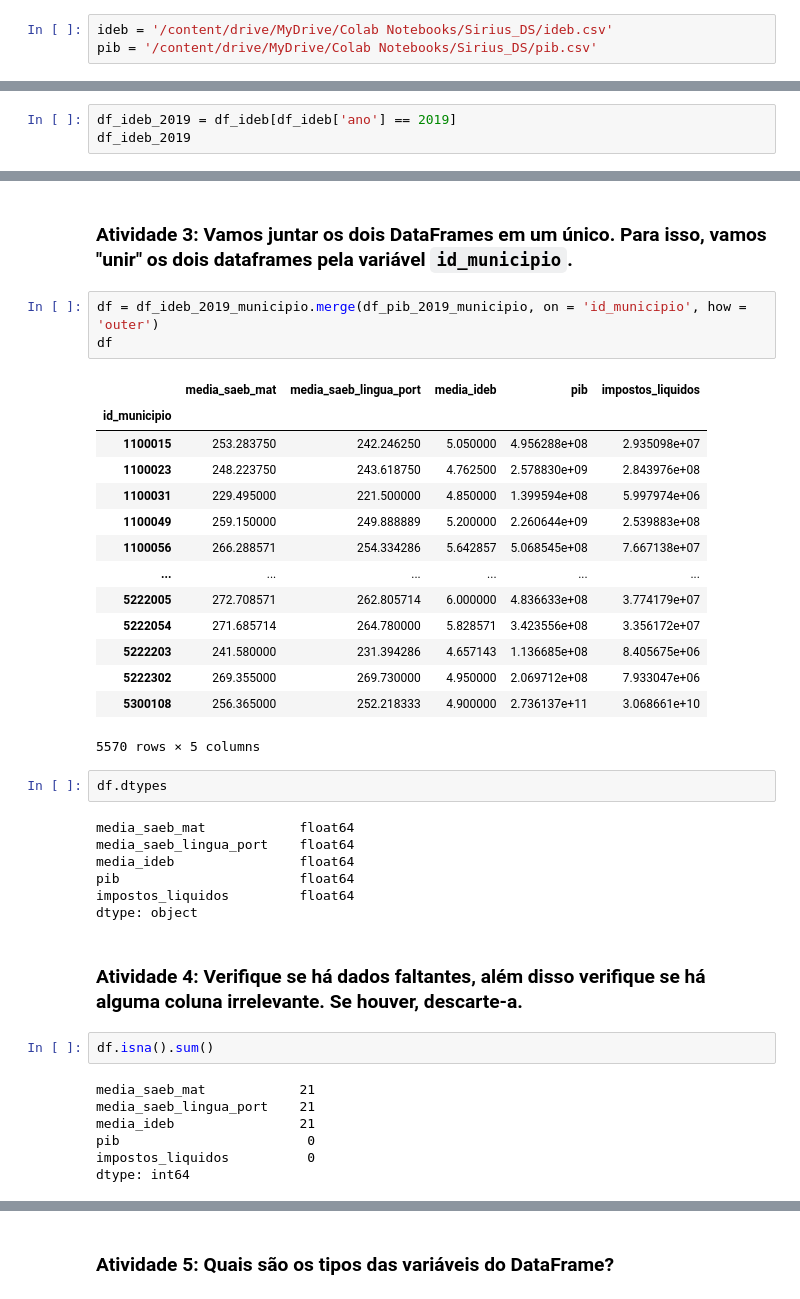
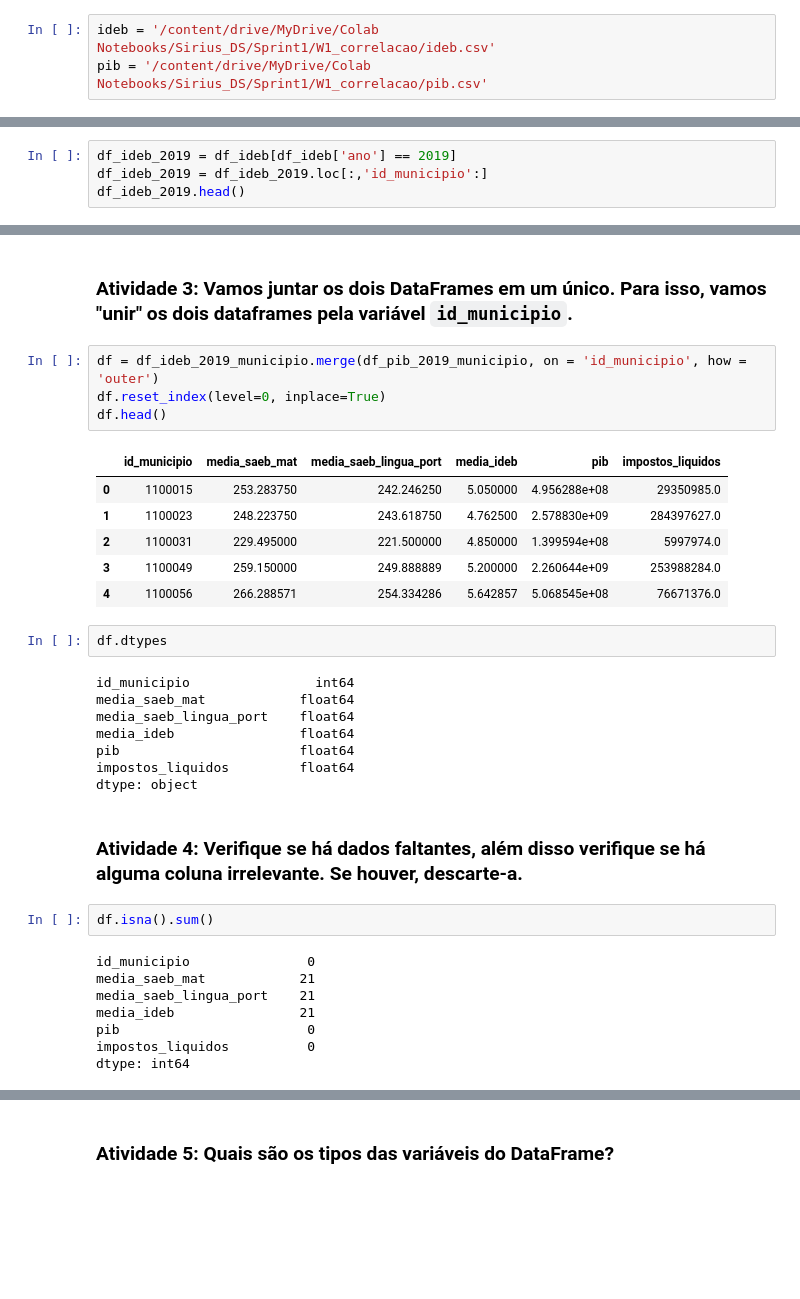
Before and after one commit to Matt44320/ExerciciosSirius, a Jupyter notebook: Correlacao.ipynb, the cells around one changed output, grey strips where cells are left out. Saved outputs shown, nothing was run; the diff lists cells and outputs as text; blank space fills up the shorter version.

```diff
--- a/Correlacao.ipynb
+++ b/Correlacao.ipynb
@@ -12,5 +12,5 @@ drive.mount('/content/drive')
 # %% [output]
 Mounted at /content/drive
 # %%
-ideb = '/content/drive/MyDrive/Colab Notebooks/Sirius_DS/ideb.csv'
-pib = '/content/drive/MyDrive/Colab Notebooks/Sirius_DS/pib.csv'
+ideb = '/content/drive/MyDrive/Colab Notebooks/Sirius_DS/Sprint1/W1_correlacao/ideb.csv'
+pib = '/content/drive/MyDrive/Colab Notebooks/Sirius_DS/Sprint1/W1_correlacao/pib.csv'
@@ -59,4 +59,5 @@ df_pib
 # %%
 df_ideb_2019 = df_ideb[df_ideb['ano'] == 2019]
-df_ideb_2019
+df_ideb_2019 = df_ideb_2019.loc[:,'id_municipio':]
+df_ideb_2019.head()
 # %% [output]
@@ -135,25 +129,19 @@ df_pib_2019_municipio
 ### Atividade 3: Vamos juntar os dois DataFrames em um único. Para isso, vamos "unir" os dois dataframes pela variável `id_municipio`.
 # %%
 df = df_ideb_2019_municipio.merge(df_pib_2019_municipio, on = 'id_municipio', how = 'outer')
-df
+df.reset_index(level=0, inplace=True)
+df.head()
 # %% [output]
-|  | media_saeb_mat | media_saeb_lingua_port | media_ideb | pib | impostos_liquidos |
-| id_municipio |  |  |  |  |  |
-| 1100015 | 253.283750 | 242.246250 | 5.050000 | 4.956288e+08 | 2.935098e+07 |
-| 1100023 | 248.223750 | 243.618750 | 4.762500 | 2.578830e+09 | 2.843976e+08 |
-| 1100031 | 229.495000 | 221.500000 | 4.850000 | 1.399594e+08 | 5.997974e+06 |
-| 1100049 | 259.150000 | 249.888889 | 5.200000 | 2.260644e+09 | 2.539883e+08 |
-| 1100056 | 266.288571 | 254.334286 | 5.642857 | 5.068545e+08 | 7.667138e+07 |
-| ... | ... | ... | ... | ... | ... |
-| 5222005 | 272.708571 | 262.805714 | 6.000000 | 4.836633e+08 | 3.774179e+07 |
-| 5222054 | 271.685714 | 264.780000 | 5.828571 | 3.423556e+08 | 3.356172e+07 |
-| 5222203 | 241.580000 | 231.394286 | 4.657143 | 1.136685e+08 | 8.405675e+06 |
-| 5222302 | 269.355000 | 269.730000 | 4.950000 | 2.069712e+08 | 7.933047e+06 |
-| 5300108 | 256.365000 | 252.218333 | 4.900000 | 2.736137e+11 | 3.068661e+10 |
+|  | id_municipio | media_saeb_mat | media_saeb_lingua_port | media_ideb | pib | impostos_liquidos |
+| 0 | 1100015 | 253.283750 | 242.246250 | 5.050000 | 4.956288e+08 | 29350985.0 |
+| 1 | 1100023 | 248.223750 | 243.618750 | 4.762500 | 2.578830e+09 | 284397627.0 |
+| 2 | 1100031 | 229.495000 | 221.500000 | 4.850000 | 1.399594e+08 | 5997974.0 |
+| 3 | 1100049 | 259.150000 | 249.888889 | 5.200000 | 2.260644e+09 | 253988284.0 |
+| 4 | 1100056 | 266.288571 | 254.334286 | 5.642857 | 5.068545e+08 | 76671376.0 |
-5570 rows × 5 columns
 # %%
 df.dtypes
 # %% [output]
+id_municipio                int64
 media_saeb_mat            float64
 media_saeb_lingua_port    float64
 media_ideb                float64
@@ -165,6 +153,7 @@ dtype: object
 # %%
 df.isna().sum()
 # %% [output]
+id_municipio               0
 media_saeb_mat            21
 media_saeb_lingua_port    21
 media_ideb                21
```
Also changed, not shown: parts of 12 cells of this notebook.
